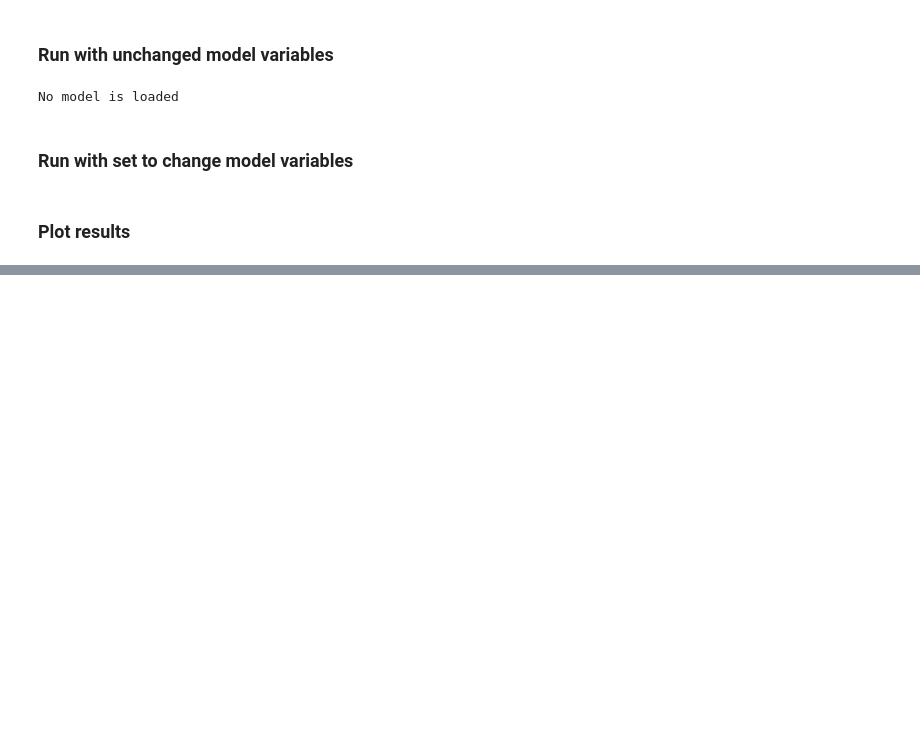
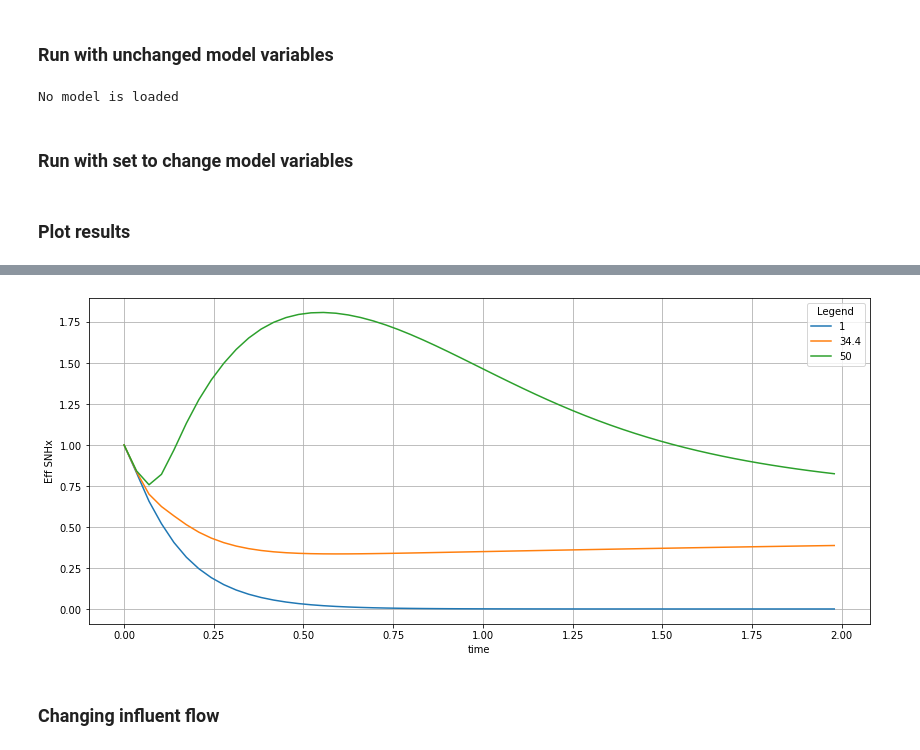
Before and after one commit to stroutm/sewerWRRF, a Jupyter notebook: SumoPythonPractice/Influent set in Sumo.ipynb, the cells around one changed output, grey strips where cells are left out. Cells and saved outputs as stored; diff of their text form; code cells hidden in the pictures; blank space fills up the shorter version.

```diff
--- a/SumoPythonPractice/Influent set in Sumo.ipynb
+++ b/SumoPythonPractice/Influent set in Sumo.ipynb
@@ -150,0 +254,21 @@ plt.show()
+# %%
+snhx_sensitivity_data = {}
+sumo.set_stopTime(2*24*60*60*1000)
+sumo.set_dataComm(50*60*1000)
+for tkn in [1, 34.4, 50]:
+    command = 'set Sumo__Plant__Influent__param__TKN ' + str(tkn) + ';'
+
+    sumo.core.csumo_command_send(sumo.handle, command.encode('utf8'))
+
+    t_set = []
+    snhx_cstr_set = []
+    snhx_effl_set = []
+    xtss_effl_set = []
+    snhx_infl_set = []
+
+    sumo.run_model()
+
+    while not sumo.simulation_finished:
+        time.sleep(0.01)
+
+    snhx_sensitivity_data[tkn] = snhx_effl_set
@@ -150,0 +308,12 @@ plt.show()
+# %%
+fig, axes = plt.subplots(1,1, figsize=(14,6))
+axes.set_xlabel('time')
+axes.set_ylabel('Eff SNHx')
+
+for tkn, snhx in snhx_sensitivity_data.items():
+    axes.plot(t_set, snhx, label= str(tkn))
+    plt.legend(loc='upper right', title='Legend')
+# %% [output]
+[figure, added]
+# %% [markdown]
+### Changing influent flow
```
Also changed, not shown: parts of 13 cells of this notebook.
